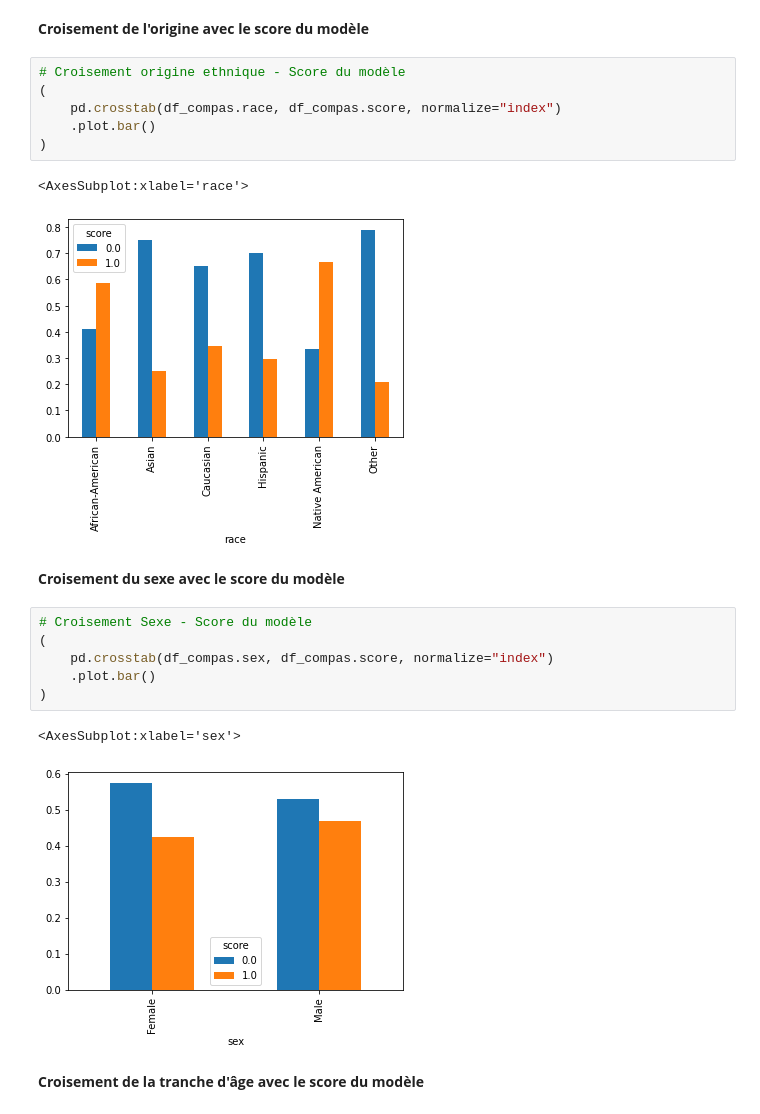
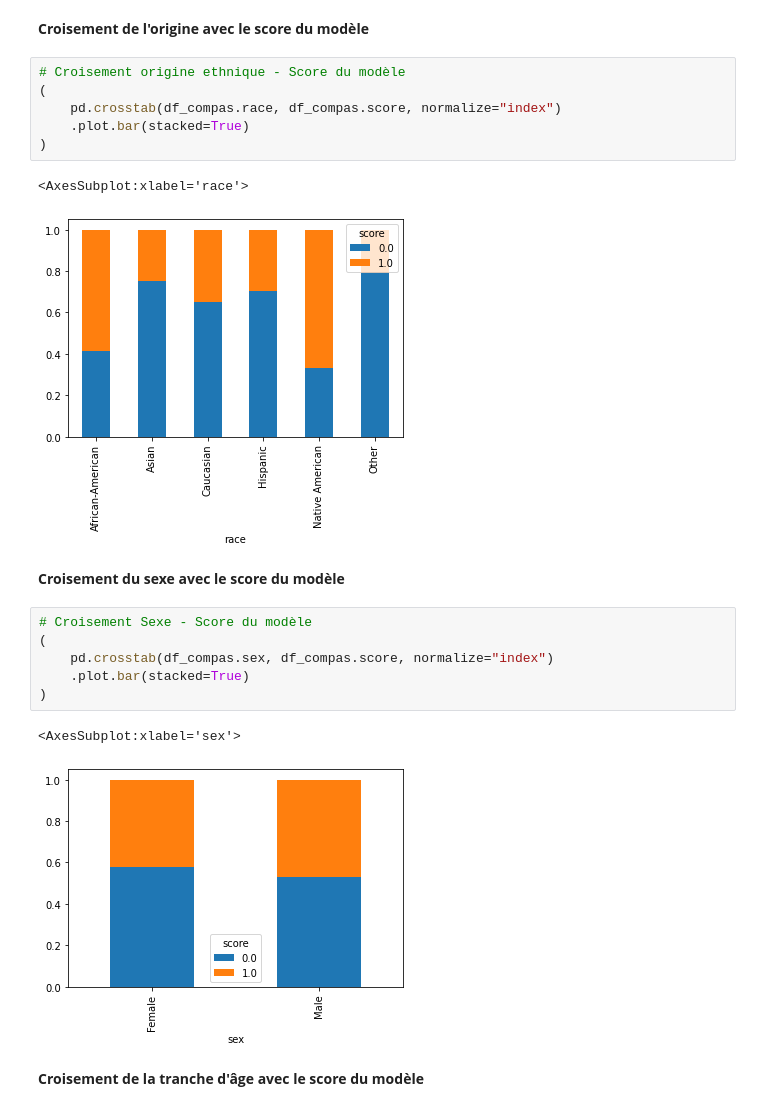
Before and after one commit to chsafouane/aequitas_disc, a Jupyter notebook: notebooks/aequitas_presentation.ipynb, the cells around one changed output. Cells and saved outputs as stored; diff of their text form.

```diff
--- a/notebooks/aequitas_presentation.ipynb
+++ b/notebooks/aequitas_presentation.ipynb
@@ -113,22 +113,22 @@ Dans un premier temps, une analyse des distributions des modalités des différe
 # Croisement origine ethnique - Score du modèle
 (
     pd.crosstab(df_compas.race, df_compas.score, normalize="index")
-    .plot.bar()
+    .plot.bar(stacked=True)
 )
 # %% [output]
 <AxesSubplot:xlabel='race'>
-[figure, old version]
+[figure, new version]
 # %% [markdown]
 **Croisement du sexe avec le score du modèle**
 # %%
 # Croisement Sexe - Score du modèle
 (
     pd.crosstab(df_compas.sex, df_compas.score, normalize="index")
-    .plot.bar()
+    .plot.bar(stacked=True)
 )
 # %% [output]
 <AxesSubplot:xlabel='sex'>
-[figure, old version]
+[figure, new version]
 # %% [markdown]
 **Croisement de la tranche d'âge avec le score du modèle**
 # %%
```
Also changed, not shown: parts of 4 cells of this notebook.
